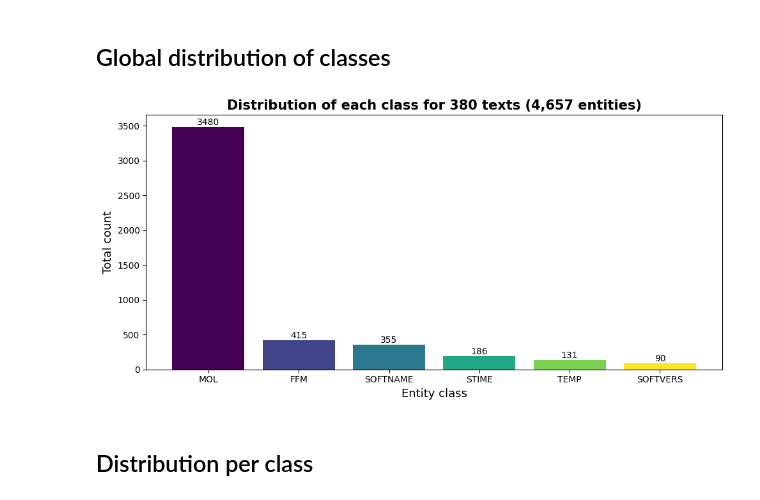
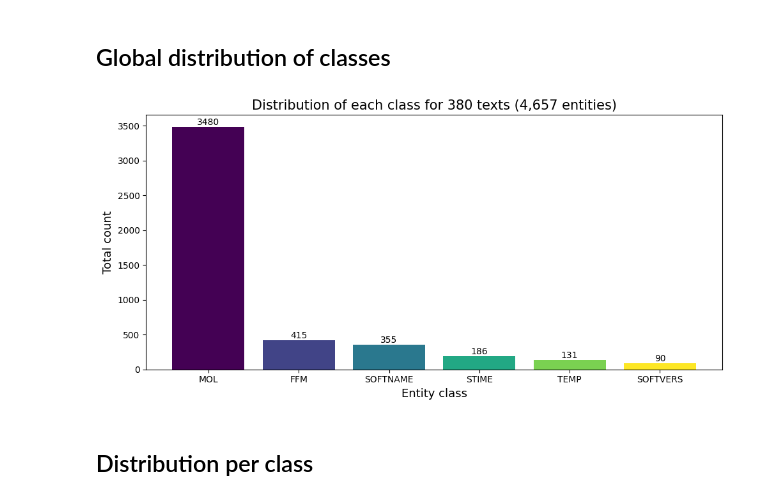
Before and after one commit to MDverse/mdner_llm, a Jupyter notebook: notebooks/visualize_entities_stats.ipynb, the cells around one changed output. Saved outputs shown, nothing was run; the diff lists cells and outputs as text; code cells hidden in the pictures.

```diff
--- a/notebooks/visualize_entities_stats.ipynb
+++ b/notebooks/visualize_entities_stats.ipynb
@@ -100,35 +100,34 @@ def plot_class_distribution(df: pd.DataFrame) -> None:
     colors = cmap(np.linspace(0, 1, len(classes)))
 
     plt.figure(figsize=(10, 5))
     x = np.arange(len(classes))
     bars = plt.bar(x, counts, color=colors)
     # Add labels
     for bar in bars:
         height = bar.get_height()
         plt.text(
             bar.get_x() + bar.get_width() / 2,
             height,
             f"{height:.0f}",
             ha="center",
             va="bottom",
             fontsize=10,
         )
 
     plt.title(
         f"Distribution of each class for {total_entities} texts ({np.sum(counts):,} entities)",
         fontsize=15,
-        fontweight="bold",
     )
     plt.xlabel("Entity class", fontsize=13)
     plt.ylabel("Total count", fontsize=13)
     plt.xticks(x, classes)
     plt.tight_layout()
     plt.show()
 
 
 plot_class_distribution(df)
 # %% [output]
-[figure, old version]
+[figure, new version]
 # %% [markdown]
 ## Distribution per class
 # %%
```
Also changed, not shown: parts of 3 cells of this notebook.
